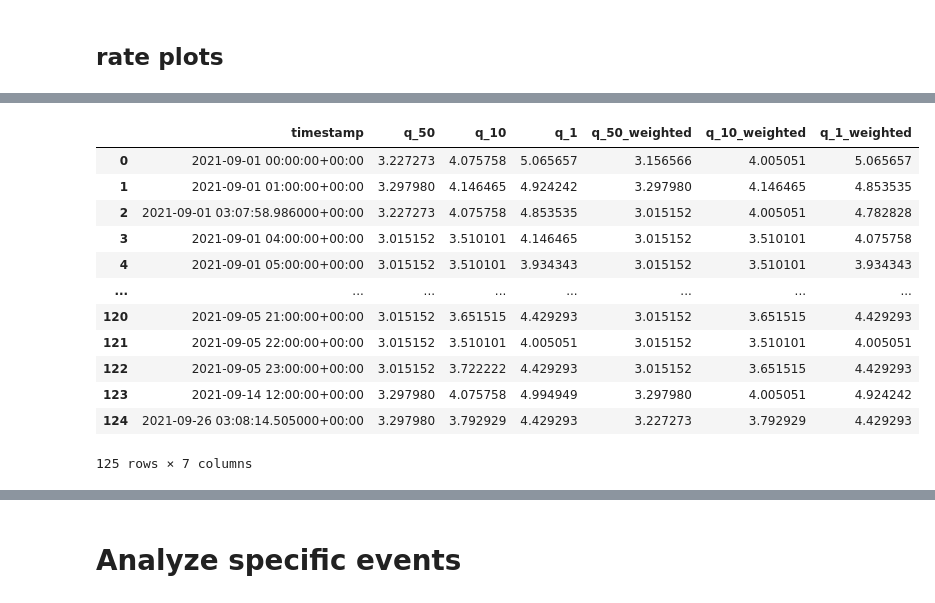
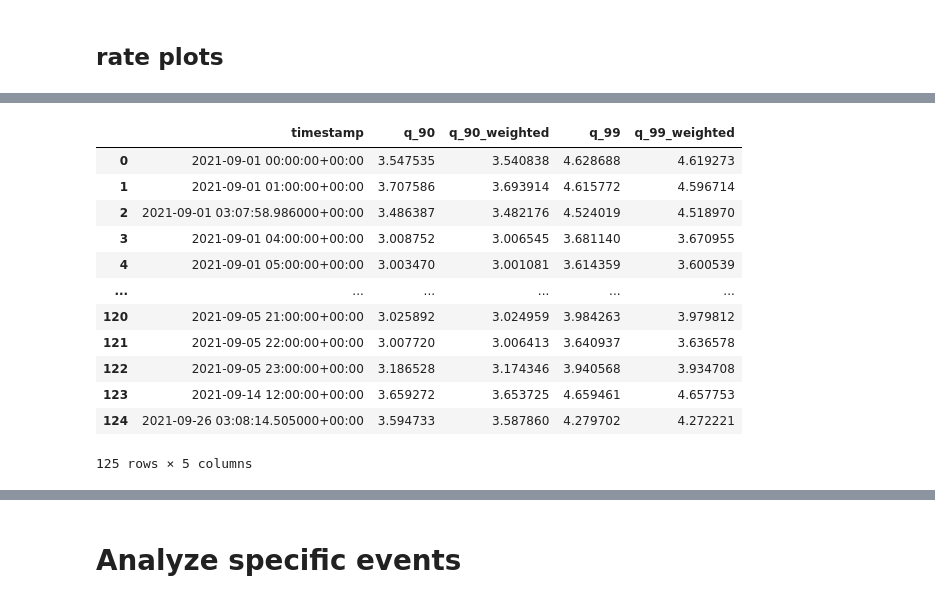
Before and after one commit to pone-software/strawb_package, a Jupyter notebook: examples/analysis_pmtspec.ipynb, the cells around one changed output, grey strips where cells are left out. Saved outputs shown, nothing was run; the diff lists cells and outputs as text; code cells hidden in the pictures.

```diff
--- a/examples/analysis_pmtspec.ipynb
+++ b/examples/analysis_pmtspec.ipynb
@@ -125,3 +116,7 @@ Name: file_ok, dtype: object
 good_trb_series = pd.read_pickle(
     "/data/straw_b/processed_data/pmtspectrometer001/dataframes/20210901_good_trb_series.pickle"
 )
+# %%
+mask = np.array([True, True, False, True, False])
+weights = np.random.uniform(size=len(mask))
+np.count_nonzero(mask), weights
@@ -196,0 +269,10 @@ Name: fileSize, dtype: int64
+# %%
+def histplot_from_nphist(h, ed, nfig=1, **kwargs):
+    r"""Make a histogram plot from np.histogram values 'h' and edges 'ed'."""
+    plt.figure(nfig)
+    plt.plot(
+        np.concatenate([[ed[0]], ed, [ed[-1]]]),
+        np.concatenate([[0], h, [h[-1], 0]]),
+        ds="steps-post",
+        **kwargs
+    )
@@ -350,37 +477,32 @@ Text(0.5, 1.0, '2021-09-01 00:00:00+00:00 - 2021-09-26 03:08:14.505000+00:00')
 # %%
 ## percentiles of rate per hour
 # plt.figure(1, figsize=(10, 6))
 
-quantiles = [0.5, 0.1, 0.01]
+quantiles = [0.9, 0.99]
 quantile_values = []
-
 for _, trb in good_trb_series.iterrows():
-    cs = np.cumsum(trb.rate_hist[::-1]).astype(float)
-    cs /= cs[-1]
     tmp = {"timestamp": trb.timestamp}
     for q in quantiles:
-        mids = (trb.rate_bins[:-1] + trb.rate_bins[1:]) * 0.5
-        tmp[f"q_{int(q*100)}"] = mids[cs[::-1] >= q][-1]
-
-    cs = np.cumsum(trb.weighted_rate_hist[::-1]).astype(float)
-    cs /= cs[-1]
-    for q in quantiles:
-        mids = (trb.rate_bins[:-1] + trb.rate_bins[1:]) * 0.5
-        tmp[f"q_{int(q*100)}_weighted"] = mids[cs[::-1] >= q][-1]
+        tmp[f"q_{int(q*100)}"] = interpolate_quantile_value(
+            q, trb.rate_bins, trb.rate_hist
+        )
+        tmp[f"q_{int(q*100)}_weighted"] = interpolate_quantile_value(
+            q, trb.rate_bins, trb.weighted_rate_hist
+        )
     quantile_values.append(tmp)
 quantile_values = pd.DataFrame(quantile_values)
 quantile_values
 # %% [output]
-|  | timestamp | q_50 | q_10 | q_1 | q_50_weighted | q_10_weighted | q_1_weighted |
-| 0 | 2021-09-01 00:00:00+00:00 | 3.227273 | 4.075758 | 5.065657 | 3.156566 | 4.005051 | 5.065657 |
-| 1 | 2021-09-01 01:00:00+00:00 | 3.297980 | 4.146465 | 4.924242 | 3.297980 | 4.146465 | 4.853535 |
-| 2 | 2021-09-01 03:07:58.986000+00:00 | 3.227273 | 4.075758 | 4.853535 | 3.015152 | 4.005051 | 4.782828 |
-| 3 | 2021-09-01 04:00:00+00:00 | 3.015152 | 3.510101 | 4.146465 | 3.015152 | 3.510101 | 4.075758 |
-| 4 | 2021-09-01 05:00:00+00:00 | 3.015152 | 3.510101 | 3.934343 | 3.015152 | 3.510101 | 3.934343 |
-| ... | ... | ... | ... | ... | ... | ... | ... |
-| 120 | 2021-09-05 21:00:00+00:00 | 3.015152 | 3.651515 | 4.429293 | 3.015152 | 3.651515 | 4.429293 |
-| 121 | 2021-09-05 22:00:00+00:00 | 3.015152 | 3.510101 | 4.005051 | 3.015152 | 3.510101 | 4.005051 |
-| 122 | 2021-09-05 23:00:00+00:00 | 3.015152 | 3.722222 | 4.429293 | 3.015152 | 3.651515 | 4.429293 |
-| 123 | 2021-09-14 12:00:00+00:00 | 3.297980 | 4.075758 | 4.994949 | 3.297980 | 4.005051 | 4.924242 |
-| 124 | 2021-09-26 03:08:14.505000+00:00 | 3.297980 | 3.792929 | 4.429293 | 3.227273 | 3.792929 | 4.429293 |
+|  | timestamp | q_90 | q_90_weighted | q_99 | q_99_weighted |
+| 0 | 2021-09-01 00:00:00+00:00 | 3.547535 | 3.540838 | 4.628688 | 4.619273 |
+| 1 | 2021-09-01 01:00:00+00:00 | 3.707586 | 3.693914 | 4.615772 | 4.596714 |
+| 2 | 2021-09-01 03:07:58.986000+00:00 | 3.486387 | 3.482176 | 4.524019 | 4.518970 |
+| 3 | 2021-09-01 04:00:00+00:00 | 3.008752 | 3.006545 | 3.681140 | 3.670955 |
+| 4 | 2021-09-01 05:00:00+00:00 | 3.003470 | 3.001081 | 3.614359 | 3.600539 |
+| ... | ... | ... | ... | ... | ... |
+| 120 | 2021-09-05 21:00:00+00:00 | 3.025892 | 3.024959 | 3.984263 | 3.979812 |
+| 121 | 2021-09-05 22:00:00+00:00 | 3.007720 | 3.006413 | 3.640937 | 3.636578 |
+| 122 | 2021-09-05 23:00:00+00:00 | 3.186528 | 3.174346 | 3.940568 | 3.934708 |
+| 123 | 2021-09-14 12:00:00+00:00 | 3.659272 | 3.653725 | 4.659461 | 4.657753 |
+| 124 | 2021-09-26 03:08:14.505000+00:00 | 3.594733 | 3.587860 | 4.279702 | 4.272221 |
-125 rows × 7 columns
+125 rows × 5 columns
```
Also changed, not shown: parts of 20 cells of this notebook.
